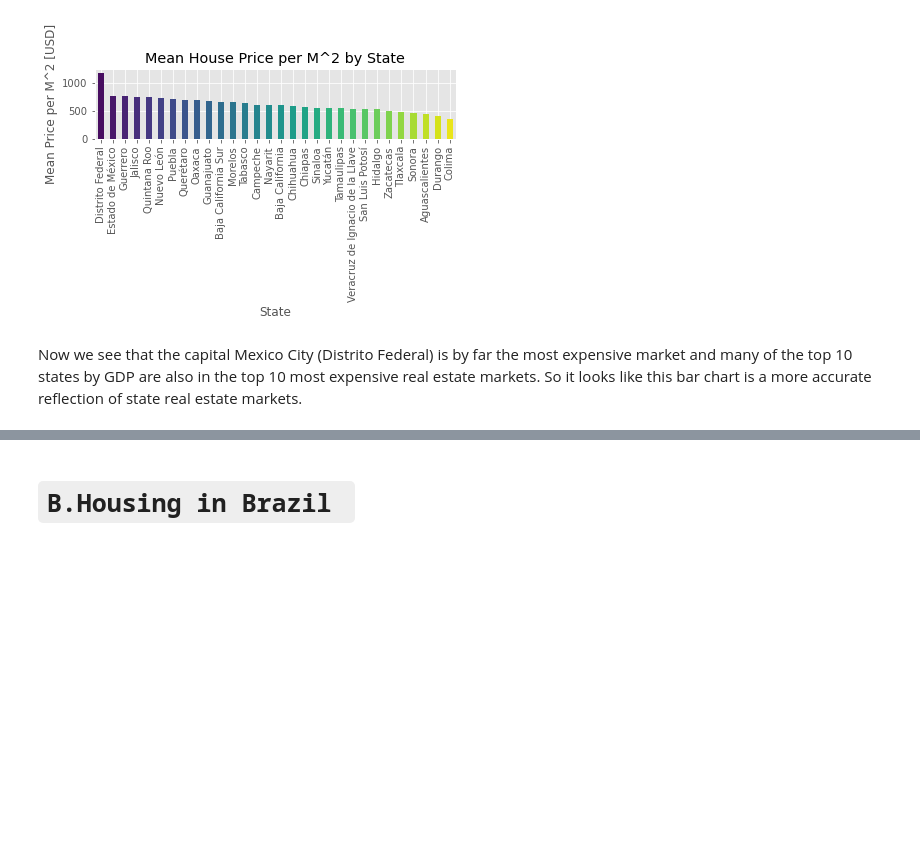
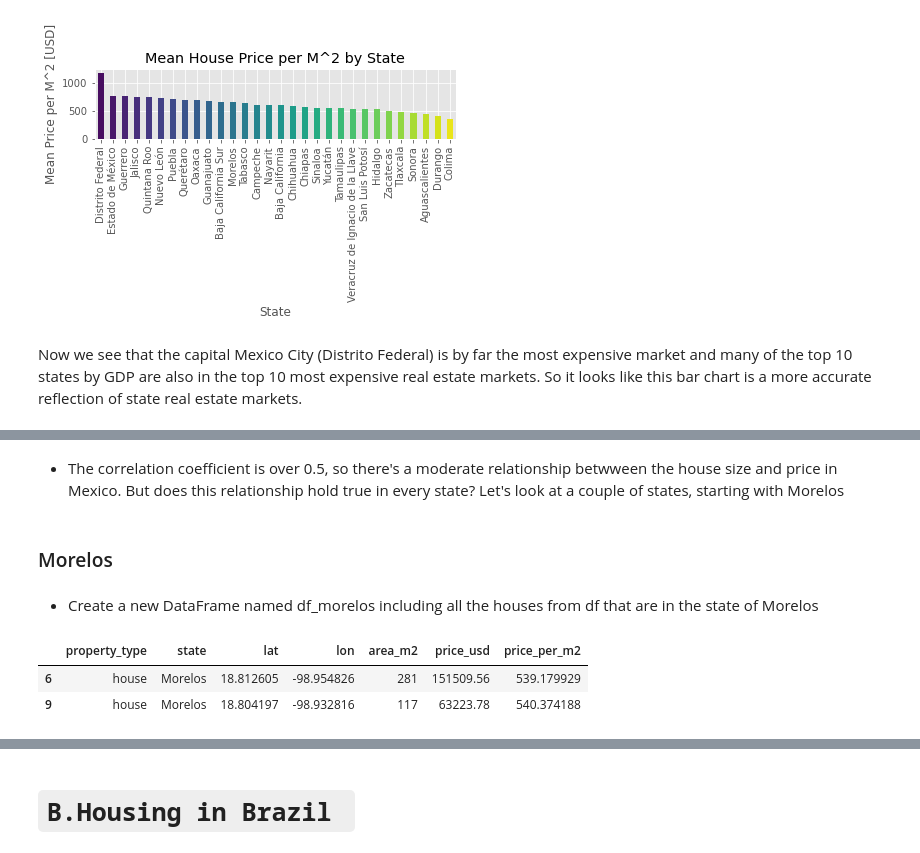
Before and after one commit to Harriet-ngomo/Real-estate-analysis-mexico-brazil, a Jupyter notebook: index.ipynb, the cells around one changed output, grey strips where cells are left out. Cells and saved outputs as stored; diff of their text form; code cells hidden in the pictures; blank space fills up the shorter version.

```diff
--- a/index.ipynb
+++ b/index.ipynb
@@ -624,0 +662,15 @@ Now we see that the capital Mexico City (Distrito Federal) is by far the most ex
+# %% [markdown]
+- The correlation coefficient is over 0.5, so there's a moderate relationship betwween the house size and price in Mexico. But does this relationship hold true in every state? Let's look at a couple of states, starting with Morelos
+# %% [markdown]
+### Morelos
+# %% [markdown]
+- Create a new DataFrame named df_morelos including all the houses from df that are in the state of Morelos
+# %%
+# Declare variable `df_morelos` by subsetting `df`
+df_morelos = df[df['state']=='Morelos']
+
+df_morelos.head(2)
+# %% [output]
+|  | property_type | state | lat | lon | area_m2 | price_usd | price_per_m2 |
+| 6 | house | Morelos | 18.812605 | -98.954826 | 281 | 151509.56 | 539.179929 |
+| 9 | house | Morelos | 18.804197 | -98.932816 | 117 | 63223.78 | 540.374188 |
```
Also changed, not shown: parts of 14 cells of this notebook.
